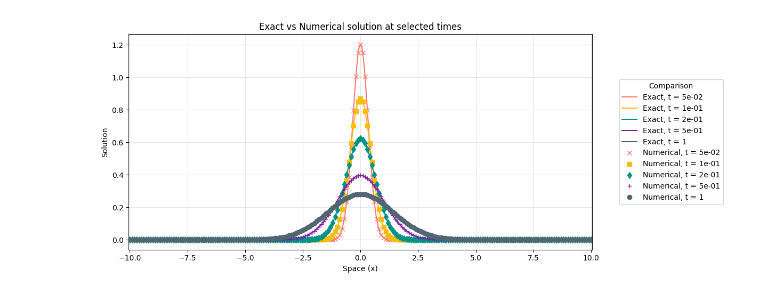
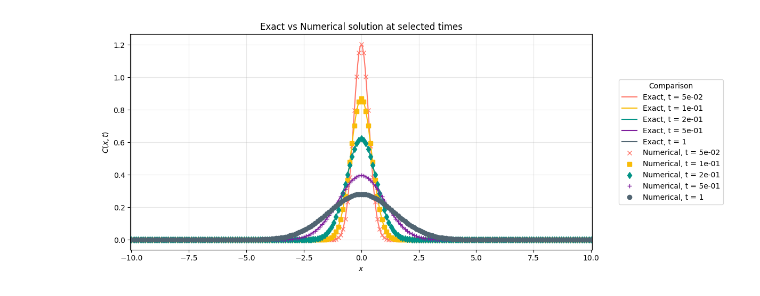
Before and after one commit to hinkleylg/Industrial-Project-1, a Jupyter notebook: Toy_model_numerics_plot.ipynb, the cells around one changed output. Cells and saved outputs as stored; diff of their text form; code cells hidden in the pictures.

```diff
--- a/Toy_model_numerics_plot.ipynb
+++ b/Toy_model_numerics_plot.ipynb
@@ -44,8 +44,8 @@ def plotting(U, x, t, analytic_solution):
     ax.legend(loc='center left', bbox_to_anchor=(1.05, 0.5), title='Comparison')
 
     ax.set_xlim(x.min() - dx, x.max() + dx)
-    ax.set_xlabel("Space (x)")
-    ax.set_ylabel("Solution")
+    ax.set_xlabel(r"$x$")
+    ax.set_ylabel(r"$C(x,t)$")
     ax.set_title("Exact vs Numerical solution at selected times")
     ax.grid(alpha=0.3)
     plt.tight_layout()
@@ -76,34 +76,31 @@ u = (1.0 / np.sqrt(2*np.pi*(sigma0**2))) * np.exp(-(x)**2 / (2*sigma0**2))
 u0 = u.copy()
 
 # Analytic Solution
 def analytic_solution(x, t_exact):
     u_exact = 1 / np.sqrt(2 * np.pi * (sigma0 ** 2 + 2 * t_exact)) * np.exp(-(x**2) / (2*(sigma0**2 + 2*t_exact)))
     return u_exact
 
 # storage for all times
 U = np.zeros((Nt_gaps + 1, Nx_points))
 U[0] = u0.copy()
 
 C = D * dt / dx**2
 
 for n in range(Nt_gaps):
     u_new = u.copy()
 
     for j in range(1, Nx_points - 1):
         u_new[j] = u[j] + C * (u[j+1] - 2*u[j] + u[j-1])
 
     # Neumann BCs (zero flux): mirror
     u_new[0]  = u_new[1]
     u_new[-1] = u_new[-2]
 
     u = u_new
     U[n + 1] = u
 
-# --- Plotting Call ---
-# We pass the constant D value to the analytic solution
-# solution_handle = lambda x_pts, t_val: analytic_solution(x_pts, t_val, sigma0, D)
 
 # We pass the screen bounds to the plotting function
 plotting(U, x, t, analytic_solution)
 # %% [output]
-[figure, old version]
+[figure, new version]
```
Also changed, not shown: 1 other file.
